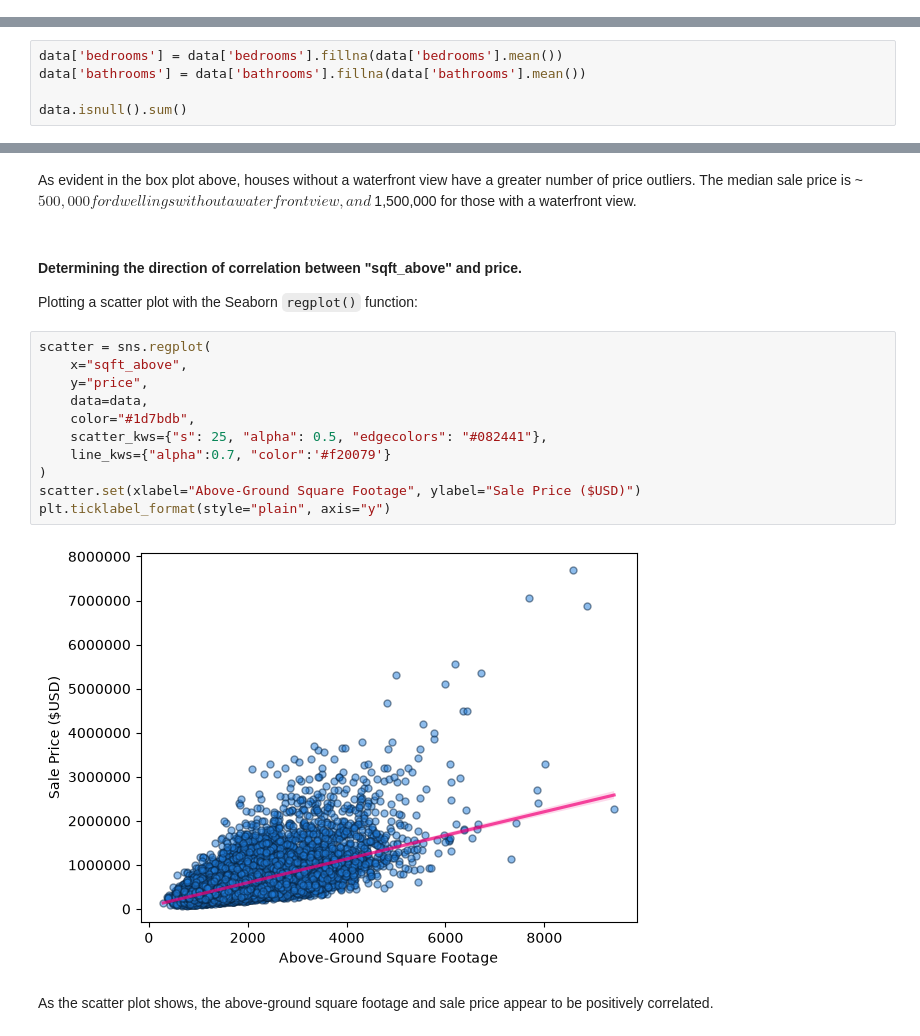
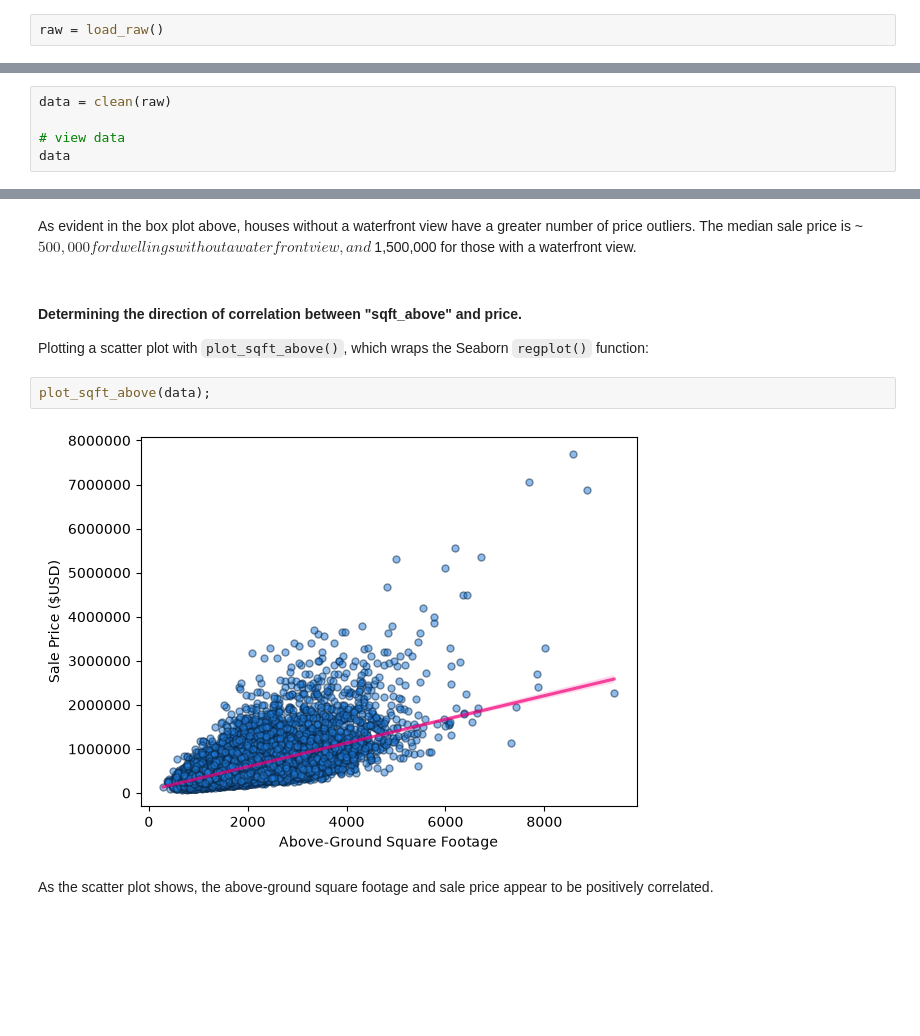
Before and after one commit to njanes/realestate-sales-analysis, a Jupyter notebook: WA-realestate.ipynb, the cells around one changed output, grey strips where cells are left out. Saved outputs shown, nothing was run; the diff lists cells and outputs as text; blank space fills up the shorter version.

```diff
--- a/WA-realestate.ipynb
+++ b/WA-realestate.ipynb
@@ -49,3 +49,5 @@ data = pd.read_csv("kc_house_data.csv")
+# %%
+raw = load_raw()
 # %% [markdown]
 Displaying the leading 5 rows of the data frame with the `head()` method:
 # %%
@@ -125,0 +105,5 @@ data
+# %%
+data = clean(raw)
+
+# view data
+data
@@ -150,5 +145,0 @@ Since the **"bedrooms"** and **"bathrooms"** columns are missing entries, we per
-# %%
-data['bedrooms'] = data['bedrooms'].fillna(data['bedrooms'].mean())
-data['bathrooms'] = data['bathrooms'].fillna(data['bathrooms'].mean())
-
-data.isnull().sum()
@@ -199,20 +172,11 @@ plt.ticklabel_format(style='plain', axis='y')
 As evident in the box plot above, houses without a waterfront view have a greater number of price outliers. The median sale price is ~$500,000 for dwellings without a waterfront view, and ~$1,500,000 for those with a waterfront view.
 # %% [markdown]
 #### Determining the direction of correlation between **"sqft_above"** and price.
-Plotting a scatter plot with the Seaborn `regplot()` function:
+Plotting a scatter plot with `plot_sqft_above()`, which wraps the Seaborn `regplot()` function:
-# %%
-scatter = sns.regplot(
-    x="sqft_above",
-    y="price",
-    data=data,
-    color="#1d7bdb",
-    scatter_kws={"s": 25, "alpha": 0.5, "edgecolors": "#082441"},
-    line_kws={"alpha":0.7, "color":'#f20079'}
-)
-scatter.set(xlabel="Above-Ground Square Footage", ylabel="Sale Price ($USD)")
-plt.ticklabel_format(style="plain", axis="y")
-# %% [output]
-[figure, removed]
+# %%
+plot_sqft_above(data);
+# %% [output]
+[figure, added]
 # %% [markdown]
 As the scatter plot shows, the above-ground square footage and sale price appear to be positively correlated.
 # %% [markdown]
```
Also changed, not shown: parts of 54 cells of this notebook, 1 other file.
